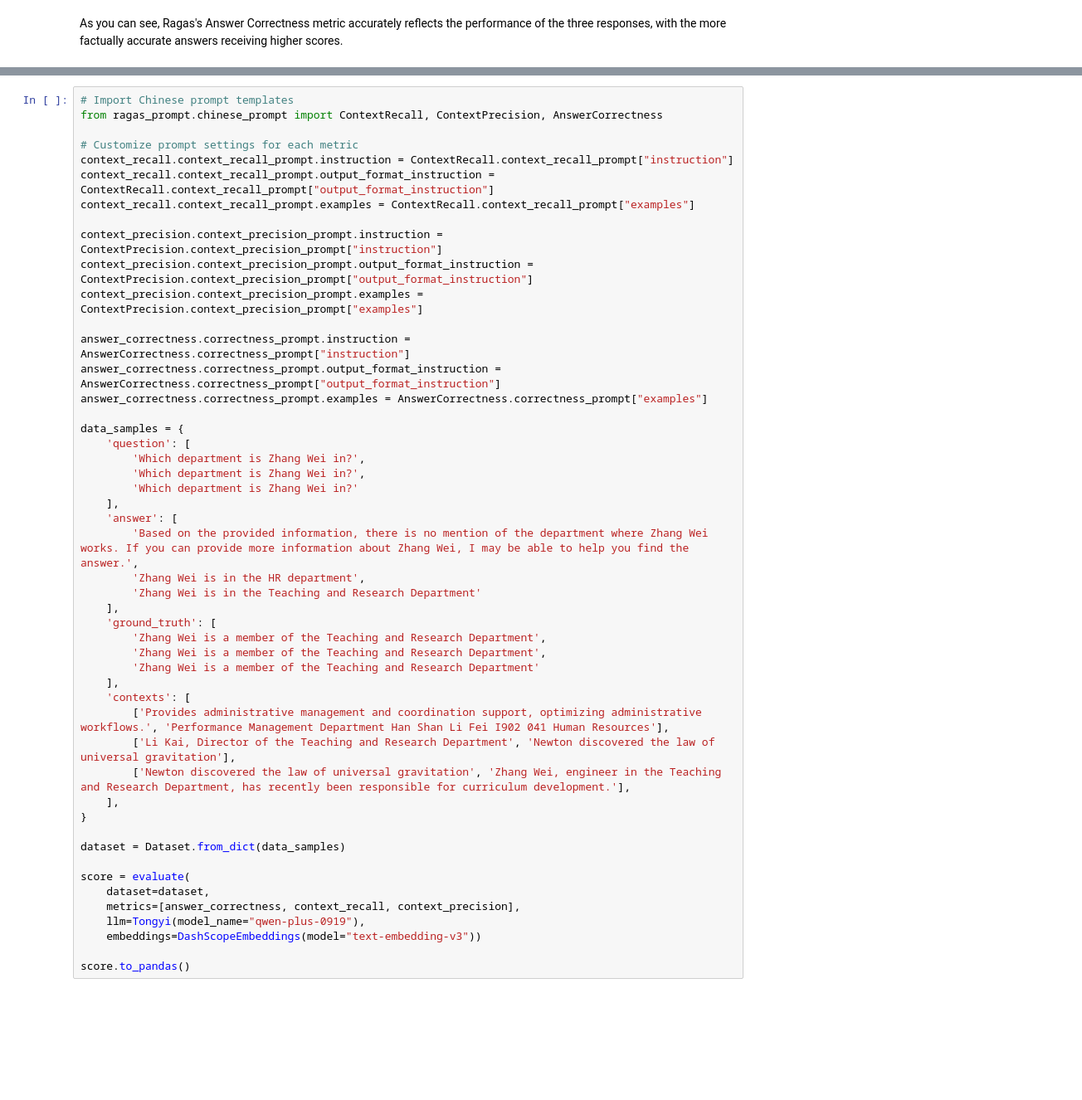
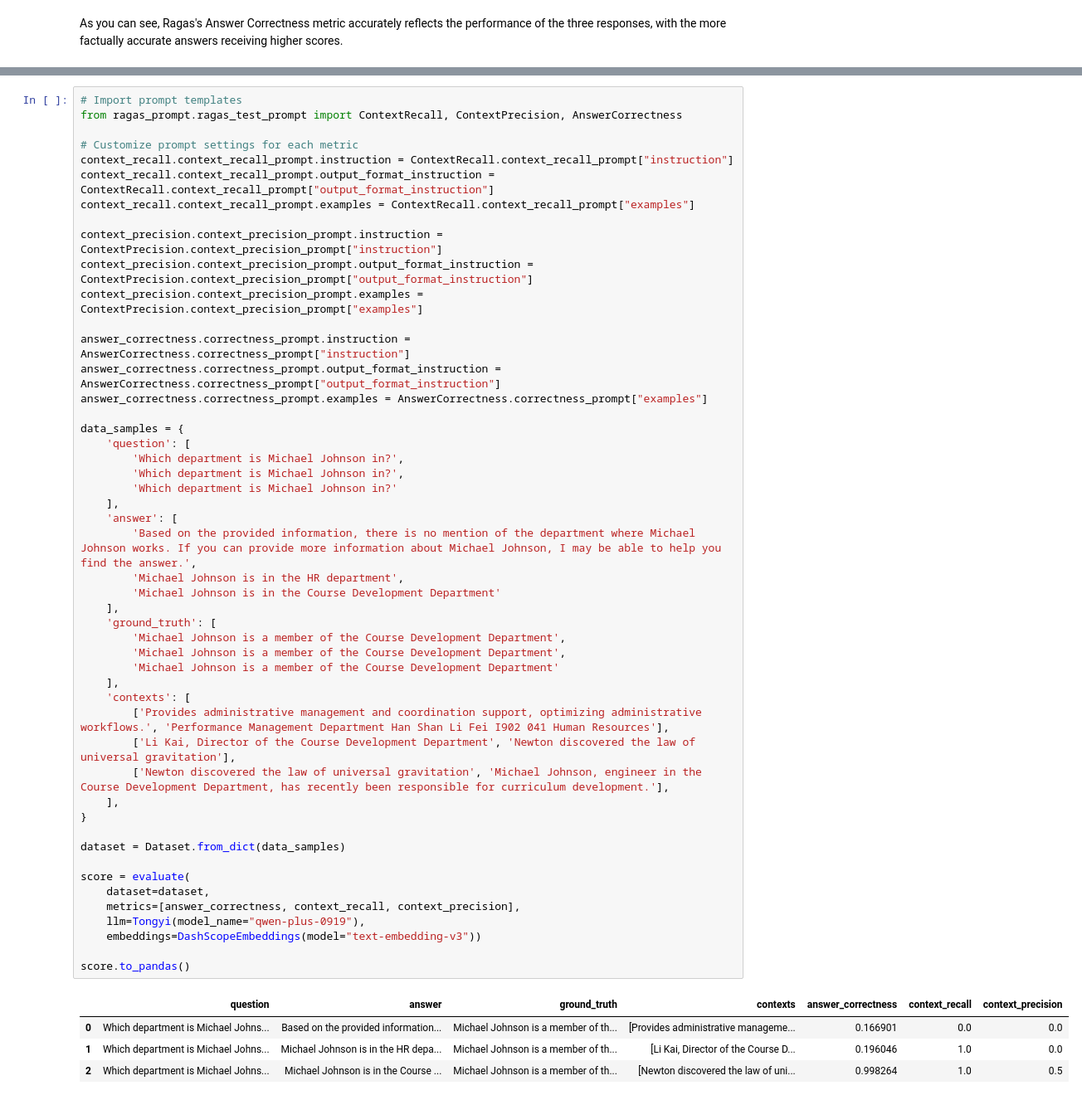
Before and after one commit to chenkai66/ACPCourseDevelop, a Jupyter notebook: p2_Build LLM Q&A System/2_4_Automate_Evaluation_of_FAQ_Bot_Performance.ipynb, the cells around one changed output, grey strips where cells are left out. Shown: that part at 83% size. Saved outputs shown, nothing was run; the diff lists cells and outputs as text; blank space fills up the shorter version.

```diff
--- a/p2_Build LLM Q&A System/2_4_Automate_Evaluation_of_FAQ_Bot_Performance.ipynb
+++ b/p2_Build LLM Q&A System/2_4_Automate_Evaluation_of_FAQ_Bot_Performance.ipynb
@@ -524,6 +572,6 @@ Large Language Models - These are the models referred throughout this course suc
 # %%
-# Import Chinese prompt templates
-from ragas_prompt.chinese_prompt import ContextRecall, ContextPrecision, AnswerCorrectness
+# Import prompt templates
+from ragas_prompt.ragas_test_prompt import ContextRecall, ContextPrecision, AnswerCorrectness
 
 # Customize prompt settings for each metric
 context_recall.context_recall_prompt.instruction = ContextRecall.context_recall_prompt["instruction"]
@@ -532,44 +580,49 @@ context_recall.context_recall_prompt.examples = ContextRecall.context_recall_pro
 
 context_precision.context_precision_prompt.instruction = ContextPrecision.context_precision_prompt["instruction"]
 context_precision.context_precision_prompt.output_format_instruction = ContextPrecision.context_precision_prompt["output_format_instruction"]
 context_precision.context_precision_prompt.examples = ContextPrecision.context_precision_prompt["examples"]
 
 answer_correctness.correctness_prompt.instruction = AnswerCorrectness.correctness_prompt["instruction"]
 answer_correctness.correctness_prompt.output_format_instruction = AnswerCorrectness.correctness_prompt["output_format_instruction"]
 answer_correctness.correctness_prompt.examples = AnswerCorrectness.correctness_prompt["examples"]
 
 data_samples = {
     'question': [
-        'Which department is Zhang Wei in?',
-        'Which department is Zhang Wei in?',
-        'Which department is Zhang Wei in?'
+        'Which department is Michael Johnson in?',
+        'Which department is Michael Johnson in?',
+        'Which department is Michael Johnson in?'
     ],
     'answer': [
-        'Based on the provided information, there is no mention of the department where Zhang Wei works. If you can provide more information about Zhang Wei, I may be able to help you find the answer.',
-        'Zhang Wei is in the HR department',
-        'Zhang Wei is in the Teaching and Research Department'
+        'Based on the provided information, there is no mention of the department where Michael Johnson works. If you can provide more information about Michael Johnson, I may be able to help you find the answer.',
+        'Michael Johnson is in the HR department',
+        'Michael Johnson is in the Course Development Department'
     ],
     'ground_truth': [
-        'Zhang Wei is a member of the Teaching and Research Department',
-        'Zhang Wei is a member of the Teaching and Research Department',
-        'Zhang Wei is a member of the Teaching and Research Department'
+        'Michael Johnson is a member of the Course Development Department',
+        'Michael Johnson is a member of the Course Development Department',
+        'Michael Johnson is a member of the Course Development Department'
     ],
     'contexts': [
         ['Provides administrative management and coordination support, optimizing administrative workflows.', 'Performance Management Department Han Shan Li Fei I902 041 Human Resources'],
-        ['Li Kai, Director of the Teaching and Research Department', 'Newton discovered the law of universal gravitation'],
-        ['Newton discovered the law of universal gravitation', 'Zhang Wei, engineer in the Teaching and Research Department, has recently been responsible for curriculum development.'],
+        ['Li Kai, Director of the Course Development Department', 'Newton discovered the law of universal gravitation'],
+        ['Newton discovered the law of universal gravitation', 'Michael Johnson, engineer in the Course Development Department, has recently been responsible for curriculum development.'],
     ],
 }
 
 dataset = Dataset.from_dict(data_samples)
 
 score = evaluate(
     dataset=dataset,
     metrics=[answer_correctness, context_recall, context_precision],
     llm=Tongyi(model_name="qwen-plus-0919"),
     embeddings=DashScopeEmbeddings(model="text-embedding-v3"))
 
 score.to_pandas()
+# %% [output]
+|  | question | answer | ground_truth | contexts | answer_correctness | context_recall | context_precision |
+| 0 | Which department is Michael Johns... | Based on the provided information... | Michael Johnson is a member of th... | [Provides administrative manageme... | 0.166901 | 0.0 | 0.0 |
+| 1 | Which department is Michael Johns... | Michael Johnson is in the HR depa... | Michael Johnson is a member of th... | [Li Kai, Director of the Course D... | 0.196046 | 1.0 | 0.0 |
+| 2 | Which department is Michael Johns... | Michael Johnson is in the Course ... | Michael Johnson is a member of th... | [Newton discovered the law of uni... | 0.998264 | 1.0 | 0.5 |
 # %% [markdown]
 <div>
 <style scoped>
```
Also changed, not shown: parts of 26 cells of this notebook, 12 other files.
